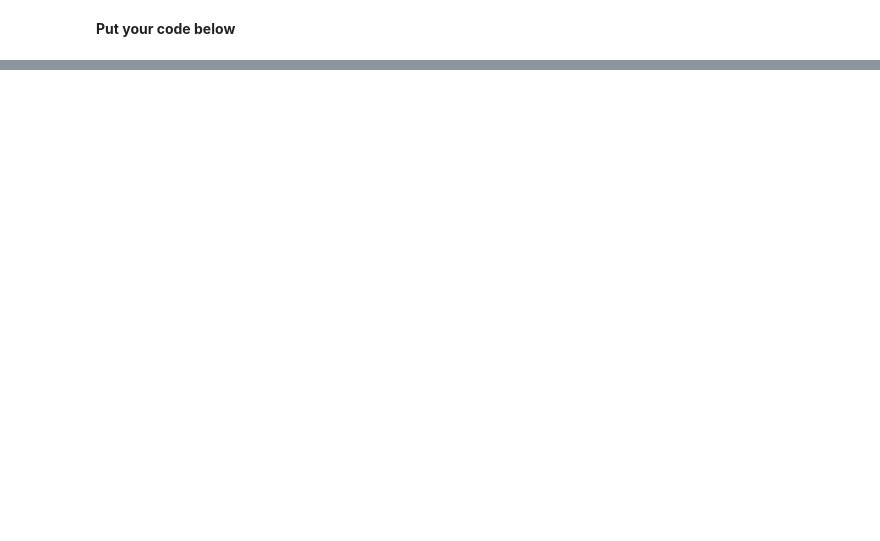
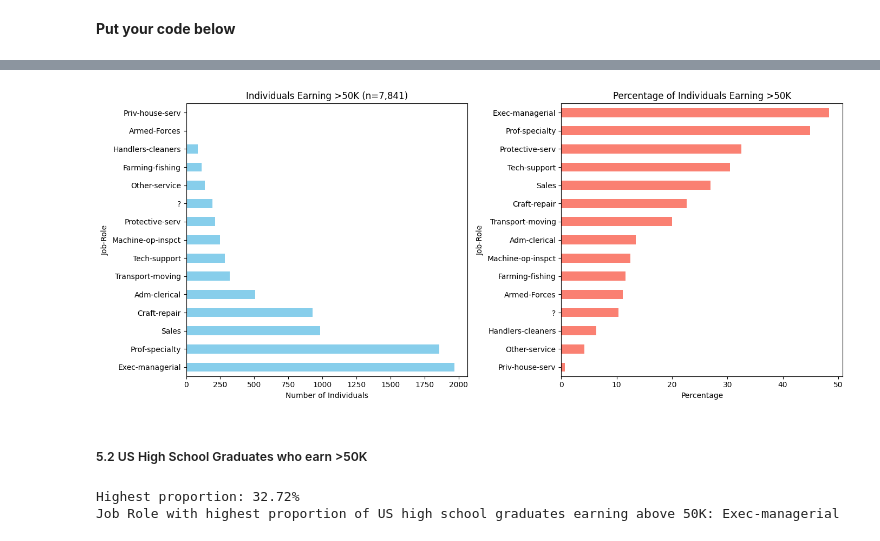
Before and after one commit to christinedbaxter/sb-python-test, a Jupyter notebook: Mock Interview Python Student Facing Questions .ipynb, the cells around one changed output, grey strips where cells are left out. Cells and saved outputs as stored; diff of their text form; code cells hidden in the pictures; blank space fills up the shorter version.

```diff
--- a/Mock Interview Python Student Facing Questions .ipynb
+++ b/Mock Interview Python Student Facing Questions .ipynb
@@ -154,0 +301,38 @@ Please note you will be looking specifically at the *Job Role* column
+# %%
+# Plotting the data
+fig, ax = plt.subplots(nrows=1, ncols=2, figsize=(14,6))
+
+# Create a bar plot for count of individuals earning above 50K
+n_greater_50k.plot(kind='barh', ax=ax[0], color='skyblue')
+ax[0].set_title('Individuals Earning >50K (n=7,841)')
+ax[0].set_xlabel('Number of Individuals')
+ax[0].set_ylabel('Job-Role')
+
+# Create a bar plot for percentage of individuals earning above 50K sort descending
+greater_percent.sort_values(ascending=True).plot(kind='barh', ax=ax[1], color='salmon')
+ax[1].set_title('Percentage of Individuals Earning >50K')
+ax[1].set_xlabel('Percentage')
+ax[1].set_ylabel('Job-Role')
+
+# Display the plots
+plt.tight_layout()
+plt.show()
+# %% [output]
+[figure, added]
+# %% [markdown]
+<h5>5.2 US High School Graduates who earn >50K</h5>
+# %%
+# Determine job role with highest proportion of US high school graduates earning above 50K
+high_income_job_role = (count_gt_50k / (count_lte_50k + count_gt_50k)).sort_values(ascending=False).index[0]
+
+# Percentage of US high school graduates earning above 50K
+high_income_percent = round(count_gt_50k / (count_lte_50k + count_gt_50k) * 100, 2)
+
+# Print the highest percentage value and the corresponding Job-Role where the percentage is achieved
+print("Highest proportion: {}%".format(high_income_percent.max()))
+
+# Print the Job Role with highest proportion of US high school graduates earning above 50K
+print("Job Role with highest proportion of US high school graduates earning above 50K: {}".format(high_income_job_role))
+# %% [output]
+Highest proportion: 32.72%
+Job Role with highest proportion of US high school graduates earning above 50K: Exec-managerial
```
Also changed, not shown: parts of 24 cells of this notebook.
